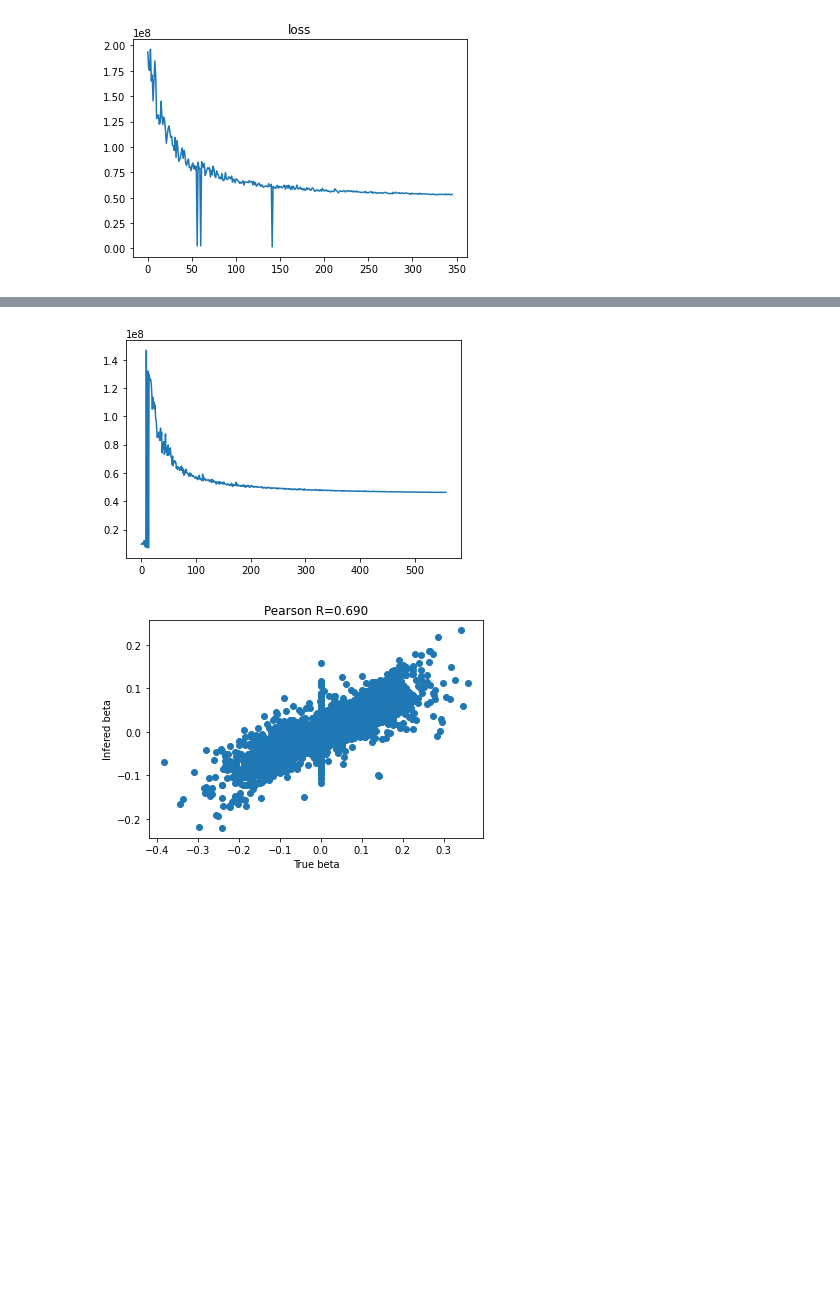
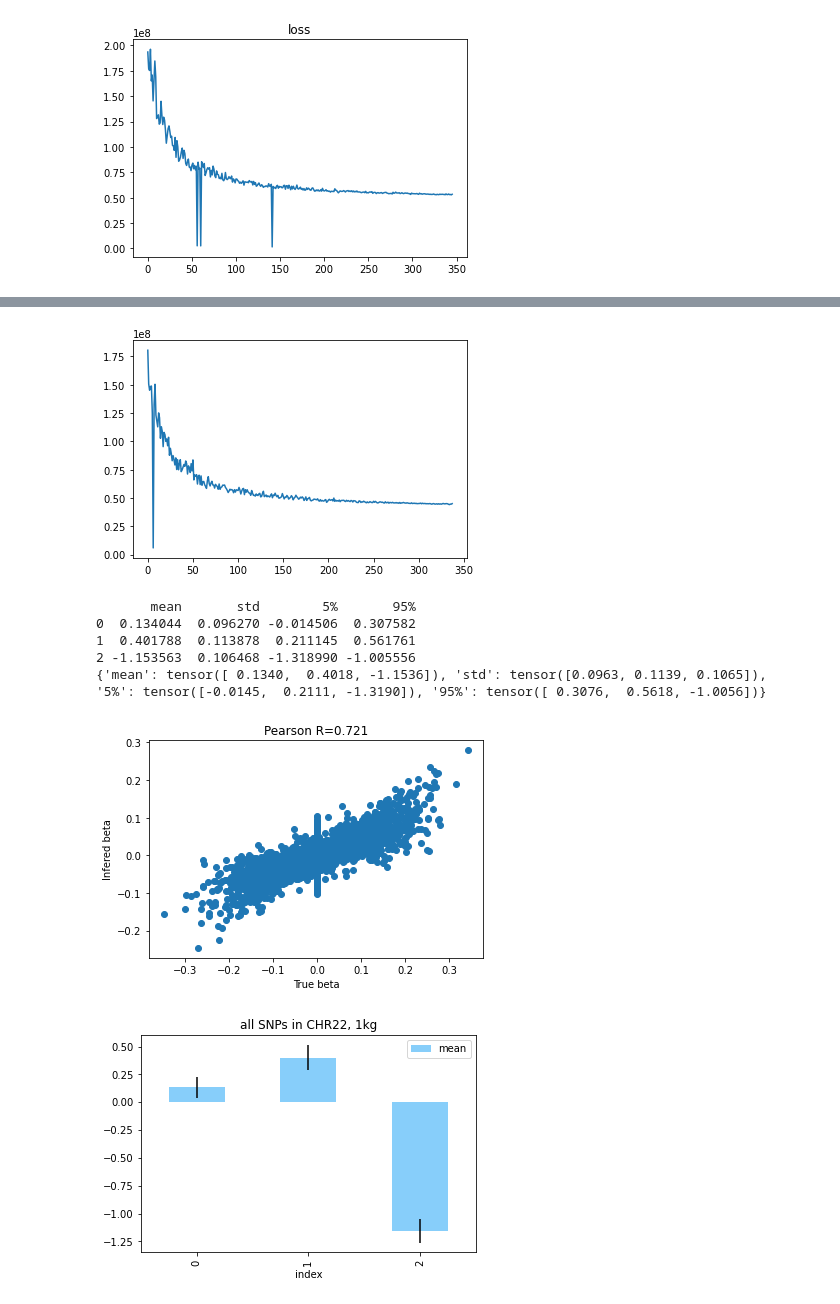
Before and after one commit to davidaknowles/casopr, a Jupyter notebook: simulation.ipynb, the cells around one changed output, grey strips where cells are left out. Saved outputs shown, nothing was run; the diff lists cells and outputs as text; code cells hidden in the pictures; blank space fills up the shorter version.

Commit message:
test weight

```diff
--- a/simulation.ipynb
+++ b/simulation.ipynb
@@ -219,43 +437,7 @@ param_dict = {
     "n_iter" : 1000
 }
 
-if '1kg' in os.path.basename(param_dict['ref_dir']):
-    ref_df = parse_genet.parse_ref(param_dict['ref_dir'] + '/snpinfo_1kg_hm3')
-elif 'ukbb' in os.path.basename(param_dict['ref_dir']):
-    ref_df = parse_genet.parse_ref(param_dict['ref_dir'] + '/snpinfo_ukbb_hm3')
-
-ref_df = ref_df[ref_df.CHR == chrom]
-vld_df = parse_genet.parse_bim(param_dict['bim_prefix'] + ".bim")
-vld_df = vld_df[vld_df.CHR == chrom]
-sst_dict = parse_genet.parse_sumstats(ref_df, vld_df, param_dict['sst_file'], param_dict['n_gwas'])
-ld_blk, ld_blk_sym, blk_size = parse_genet.parse_ldblk(param_dict['ref_dir'], sst_dict, chrom)
-
-#mcmc_gtb.mcmc(param_dict['a'], param_dict['b'], param_dict['phi'], sst_dict, param_dict['n_gwas'], ld_blk, blk_size, param_dict['n_iter'], param_dict['n_burnin'], param_dict['thin'], int(chrom), param_dict['out_dir'], param_dict['beta_std'], param_dict['seed'])
-
-## here, simulation
-beta_true, beta_mrg, annotations = simulate.simulate_sumstats(ld_blk, blk_size, param_dict['n_gwas'], p = len(sst_dict))
-sst_dict["BETA"] = beta_mrg
-device = torch.device("cuda:0" if torch.cuda.is_available() else "cpu")
-
-importlib.reload(vi)
-one = torch.tensor(1., device=device)
-losses, beta, phi_est, stats = vi.vi(sst_dict, param_dict['n_gwas'], ld_blk, blk_size, device = device, annotations = annotations, max_iterations = param_dict['n_iter'], max_particles=4, desired_min_eig = 1e-3, min_iterations = 200, stall_window = 30, phi_as_prior = False, lr = 0.03, constrain_sigma = True)
-
-plt.plot(losses); plt.show()
-
-plt.scatter(beta_true, beta)
-plt.xlabel("True beta")
-plt.ylabel("Infered beta")
-plt.title("Pearson R=%1.3f" % scipy.stats.pearsonr(beta_true,beta)[0] )
-
-stats["annotation_weights"] # ideally should show large positive value for second entry, and close to 0 for third (noise)
-
-# convert standardized beta to per-allele beta
-if param_dict["beta_std"] == 'False':
-    beta /= np.sqrt(2.0*sst_dict['MAF']*(1.0-sst_dict['MAF']))
-
-sst_dict["beta_shrunk"] = beta
-#sst_dict.to_csv("beta_shrunk.tsv", sep = "\t")
+check_sim_result(param_dict, "all SNPs in CHR22, 1kg")
 # %% [output]
 ... parse reference file: /gpfs/commons/groups/knowles_lab/data/ADSP_reguloML/LD_PRScs/ldblk_1kg_eur/snpinfo_1kg_hm3 ...
 ... parse sumstats file: test_data/wightman_chr22.tsv ...
@@ -277,3 +459,9 @@ Done after 148 iterations. Increasing num_particles to 8.
-[figure, old version]
+[figure, new version]
+       mean       std        5%       95%
+0  0.134044  0.096270 -0.014506  0.307582
+1  0.401788  0.113878  0.211145  0.561761
+2 -1.153563  0.106468 -1.318990 -1.005556
+{'mean': tensor([ 0.1340,  0.4018, -1.1536]), 'std': tensor([0.0963, 0.1139, 0.1065]), '5%': tensor([-0.0145,  0.2111, -1.3190]), '95%': tensor([ 0.3076,  0.5618, -1.0056])}
-[figure, old version]
+[figure, new version]
+[figure, added]
 # %% [markdown]
```
Also changed, not shown: parts of 16 cells of this notebook, 4 other files.
